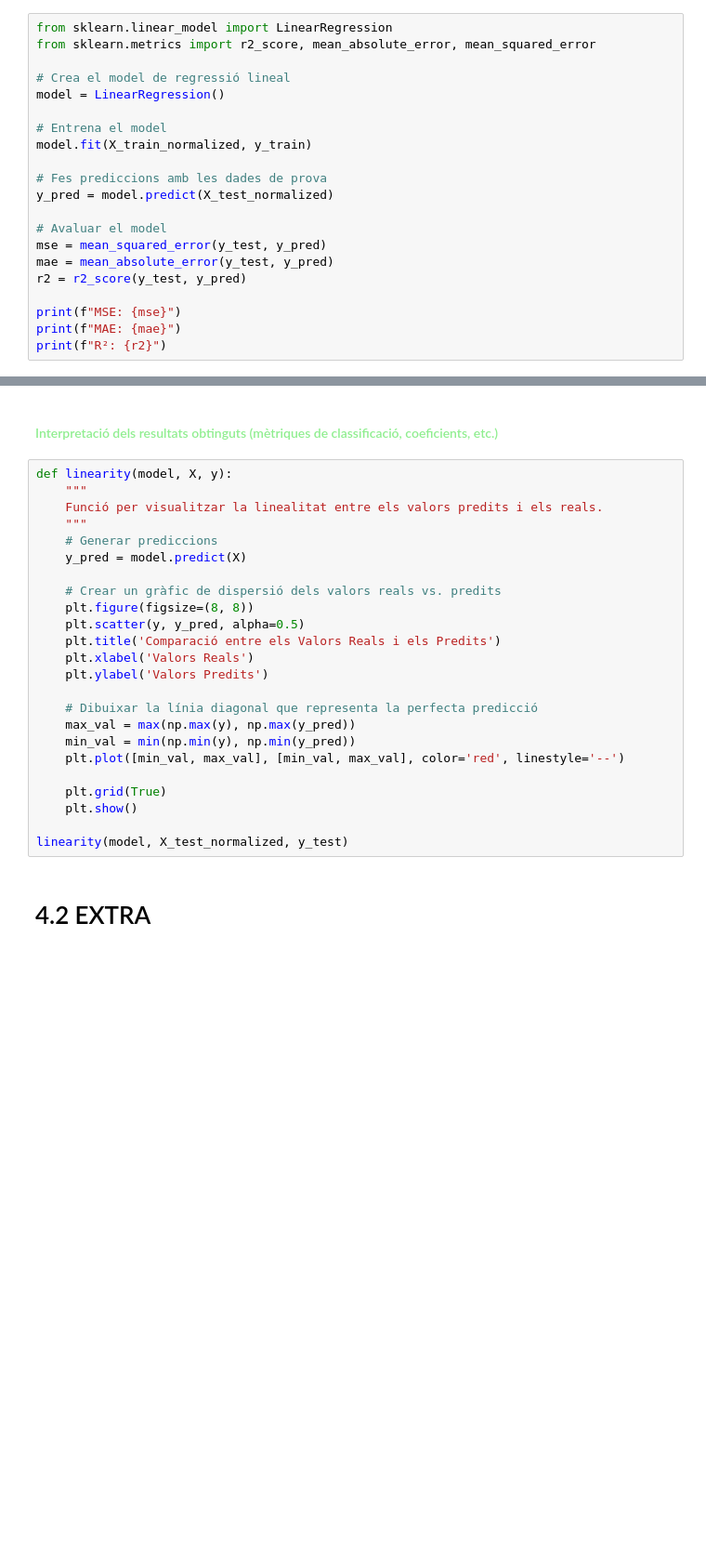
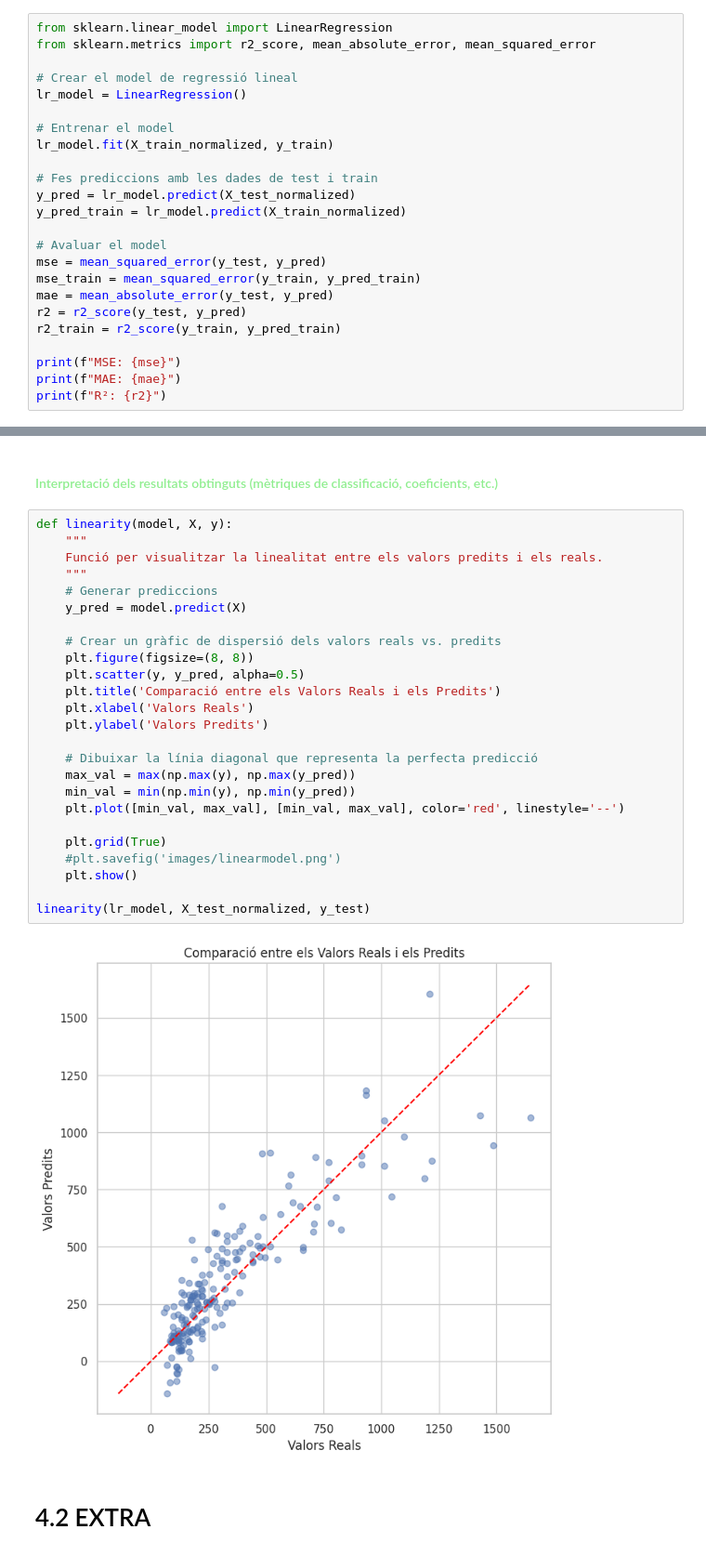
Before and after one commit to paupratAI/Multilayer_Perceptron, a Jupyter notebook: main.ipynb, the cells around one changed output, grey strips where cells are left out. Shown at 93% size. Drawn from its saved outputs; the diff is of its cells as text; blank space fills up the shorter version.

```diff
--- a/main.ipynb
+++ b/main.ipynb
@@ -465,19 +677,22 @@ for feature in numerical_features:
 from sklearn.linear_model import LinearRegression
 from sklearn.metrics import r2_score, mean_absolute_error, mean_squared_error
 
-# Crea el model de regressió lineal
-model = LinearRegression()
+# Crear el model de regressió lineal
+lr_model = LinearRegression()
 
-# Entrena el model
-model.fit(X_train_normalized, y_train)
+# Entrenar el model
+lr_model.fit(X_train_normalized, y_train)
 
-# Fes prediccions amb les dades de prova
-y_pred = model.predict(X_test_normalized)
+# Fes prediccions amb les dades de test i train
+y_pred = lr_model.predict(X_test_normalized)
+y_pred_train = lr_model.predict(X_train_normalized)
 
 # Avaluar el model
 mse = mean_squared_error(y_test, y_pred)
+mse_train = mean_squared_error(y_train, y_pred_train)
 mae = mean_absolute_error(y_test, y_pred)
 r2 = r2_score(y_test, y_pred)
+r2_train = r2_score(y_train, y_pred_train)
 
 print(f"MSE: {mse}")
 print(f"MAE: {mae}")
@@ -487,27 +706,30 @@ print(f"R²: {r2}")
 # %%
 def linearity(model, X, y):
     """
     Funció per visualitzar la linealitat entre els valors predits i els reals.
     """
     # Generar prediccions
     y_pred = model.predict(X)
 
     # Crear un gràfic de dispersió dels valors reals vs. predits
     plt.figure(figsize=(8, 8))
     plt.scatter(y, y_pred, alpha=0.5)
     plt.title('Comparació entre els Valors Reals i els Predits')
     plt.xlabel('Valors Reals')
     plt.ylabel('Valors Predits')
 
     # Dibuixar la línia diagonal que representa la perfecta predicció
     max_val = max(np.max(y), np.max(y_pred))
     min_val = min(np.min(y), np.min(y_pred))
     plt.plot([min_val, max_val], [min_val, max_val], color='red', linestyle='--')
 
     plt.grid(True)
+    #plt.savefig('images/linearmodel.png')
     plt.show()
 
-linearity(model, X_test_normalized, y_test)
+linearity(lr_model, X_test_normalized, y_test)
+# %% [output]
+[figure, added]
 # %% [markdown]
 # 4.2 EXTRA
 # %% [markdown]
```
Also changed, not shown: parts of 72 cells of this notebook, 1 other file.
